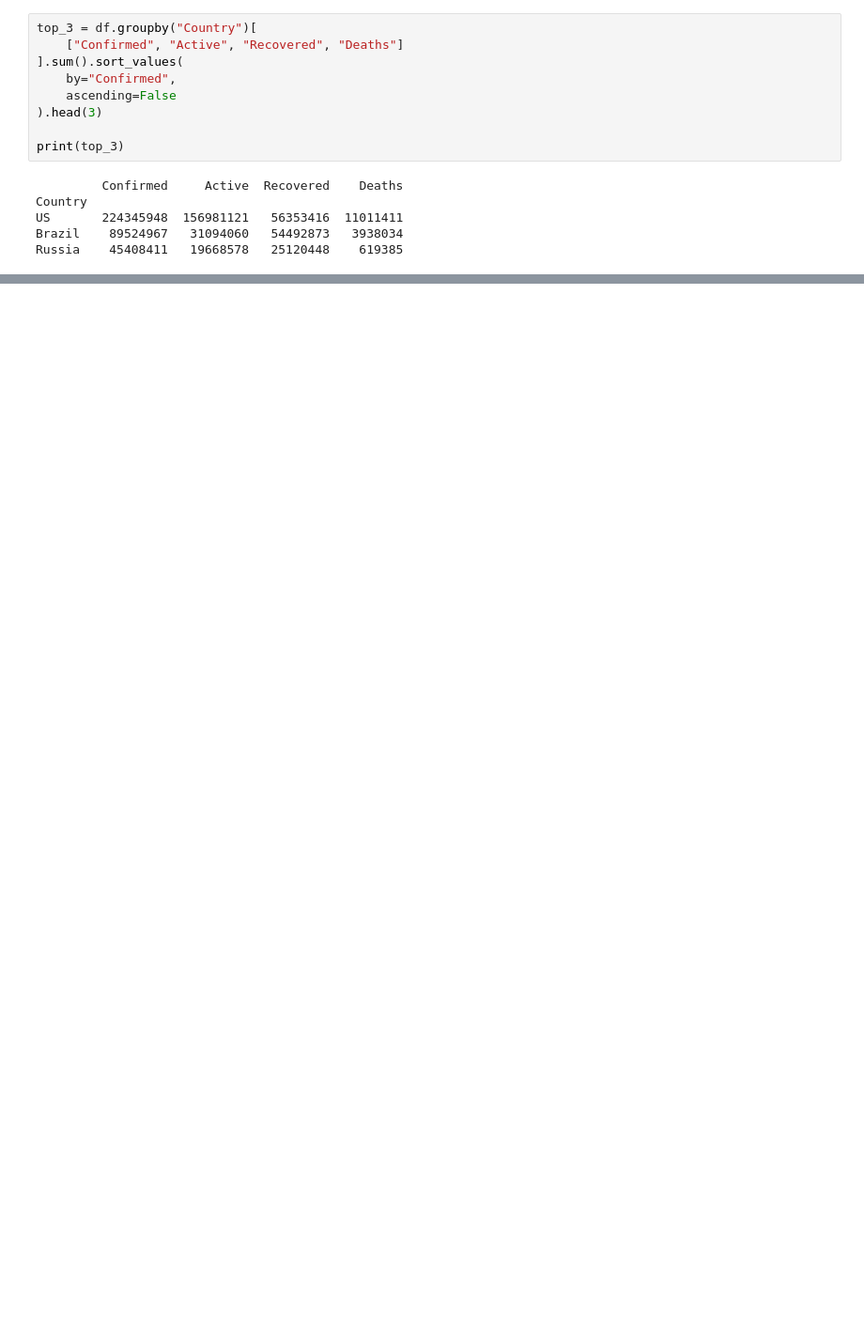
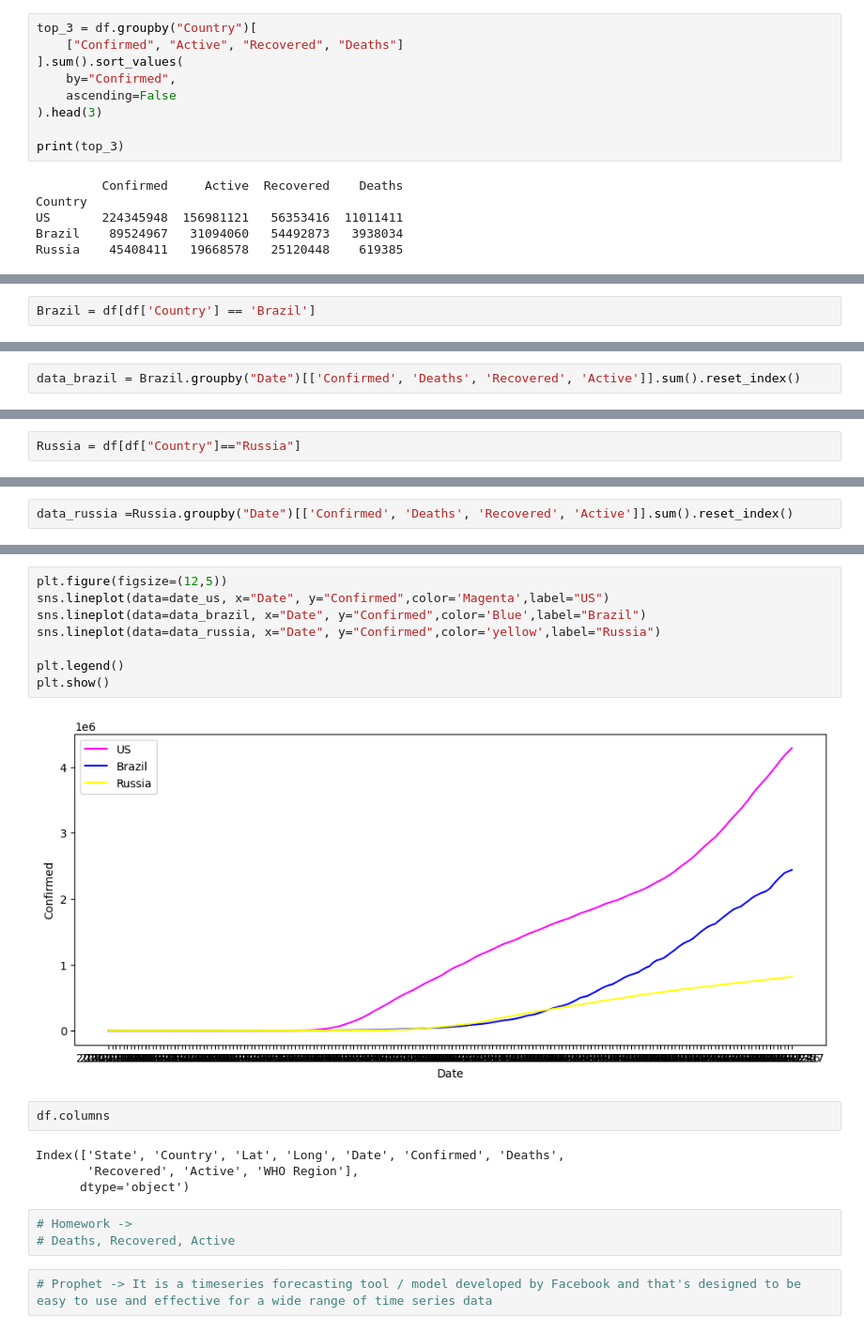
Before and after one commit to sk-shahsi/ML_Model, a Jupyter notebook: covid_19_Capstone_Project.ipynb, the cells around one changed output, grey strips where cells are left out. Shown at 94% size. Saved outputs shown, nothing was run; the diff lists cells and outputs as text; blank space fills up the shorter version.

```diff
--- a/covid_19_Capstone_Project.ipynb
+++ b/covid_19_Capstone_Project.ipynb
@@ -173,0 +227,2 @@ Russia    45408411   19668578   25120448    619385
+# %%
+Brazil = df[df['Country'] == 'Brazil']
@@ -173,0 +245,2 @@ Russia    45408411   19668578   25120448    619385
+# %%
+data_brazil = Brazil.groupby("Date")[['Confirmed', 'Deaths', 'Recovered', 'Active']].sum().reset_index()
@@ -173,0 +263,2 @@ Russia    45408411   19668578   25120448    619385
+# %%
+Russia = df[df["Country"]=="Russia"]
@@ -173,0 +281,2 @@ Russia    45408411   19668578   25120448    619385
+# %%
+data_russia =Russia.groupby("Date")[['Confirmed', 'Deaths', 'Recovered', 'Active']].sum().reset_index()
@@ -173,0 +299,21 @@ Russia    45408411   19668578   25120448    619385
+# %%
+plt.figure(figsize=(12,5))
+sns.lineplot(data=date_us, x="Date", y="Confirmed",color='Magenta',label="US")
+sns.lineplot(data=data_brazil, x="Date", y="Confirmed",color='Blue',label="Brazil")
+sns.lineplot(data=data_russia, x="Date", y="Confirmed",color='yellow',label="Russia")
+
+plt.legend()
+plt.show()
+# %% [output]
+[figure, added]
+# %%
+df.columns
+# %% [output]
+Index(['State', 'Country', 'Lat', 'Long', 'Date', 'Confirmed', 'Deaths',
+       'Recovered', 'Active', 'WHO Region'],
+      dtype='object')
+# %%
+# Homework ->
+# Deaths, Recovered, Active
+# %%
+# Prophet -> It is a timeseries forecasting tool / model developed by Facebook and that's designed to be easy to use and effective for a wide range of time series data
```
Also changed, not shown: parts of 35 cells of this notebook.
